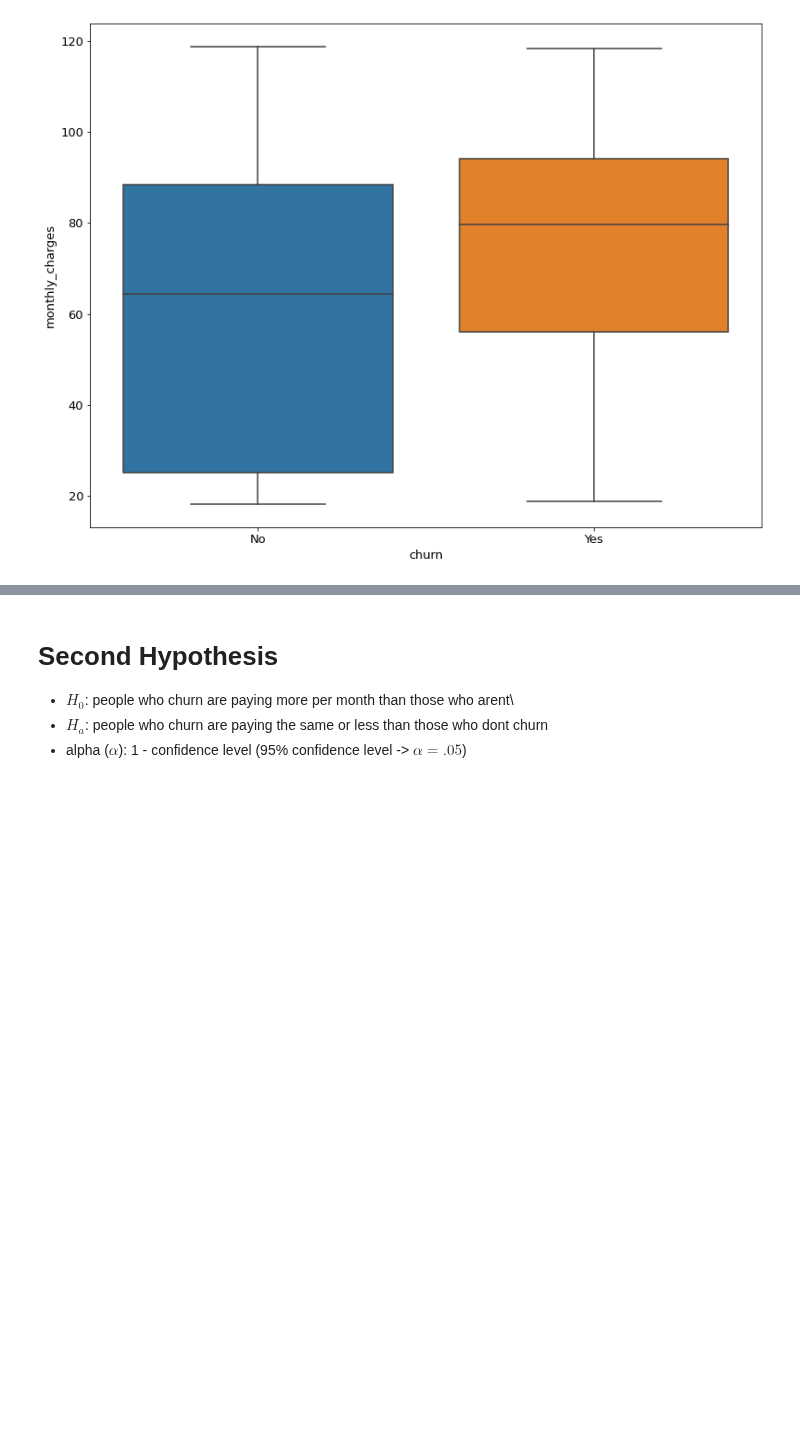
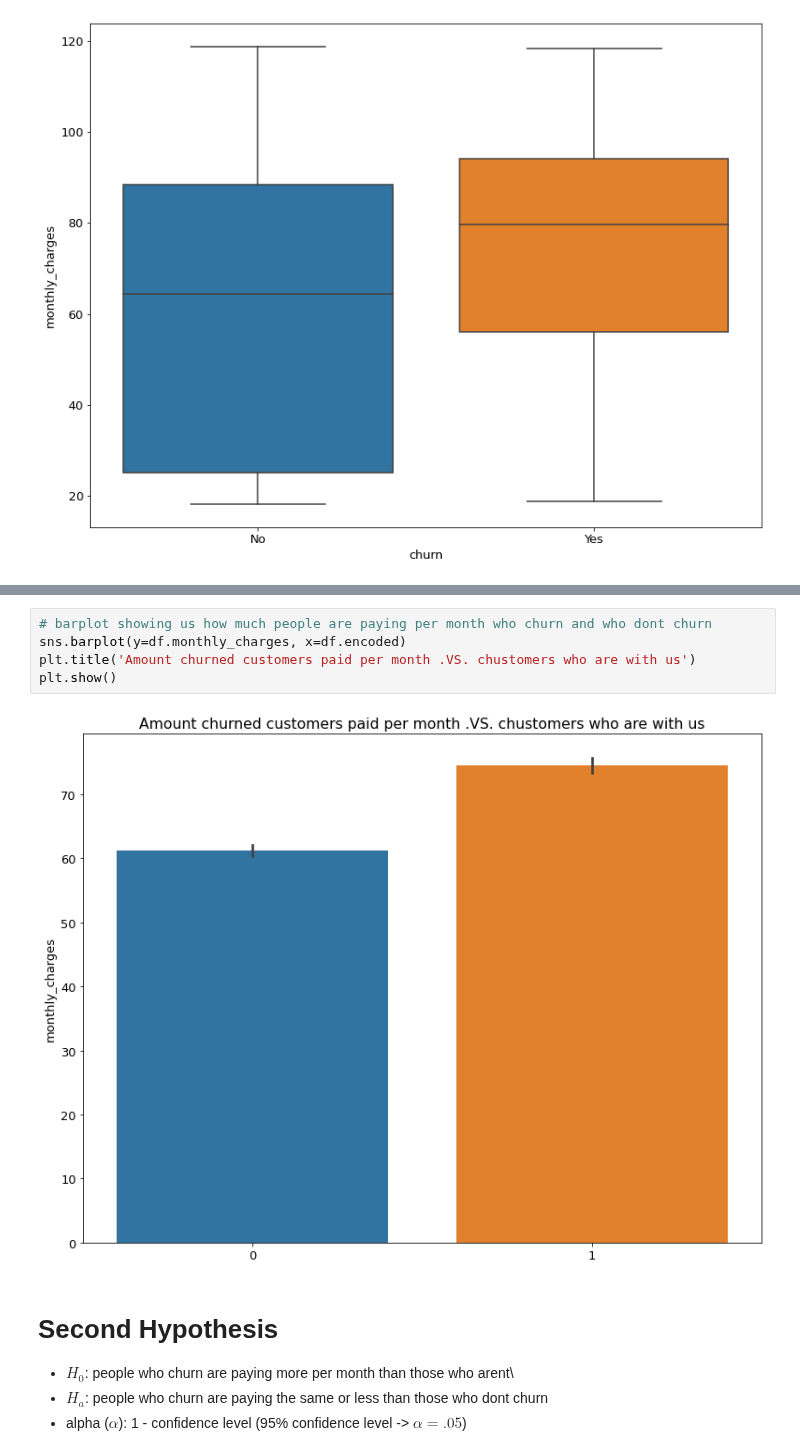
Before and after one commit to Corn-Shipps/predicting_telco_churn, a Jupyter notebook: predicting_telco_churn_final_report.ipynb, the cells around one changed output, grey strips where cells are left out. Cells and saved outputs as stored; diff of their text form; blank space fills up the shorter version.

Commit message:
added labels to charts & graphs

```diff
--- a/predicting_telco_churn_final_report.ipynb
+++ b/predicting_telco_churn_final_report.ipynb
@@ -362,3 +402,10 @@ sns.barplot(y=df.monthly_charges, x=df.encoded)
+# %%
+# barplot showing us how much people are paying per month who churn and who dont churn
+sns.barplot(y=df.monthly_charges, x=df.encoded)
+plt.title('Amount churned customers paid per month .VS. chustomers who are with us')
+plt.show()
+# %% [output]
+[figure, added]
 # %% [markdown]
 # Second Hypothesis
 - $H_0$: people who churn are paying more per month than those who arent\
```
Also changed, not shown: parts of 12 cells of this notebook.
